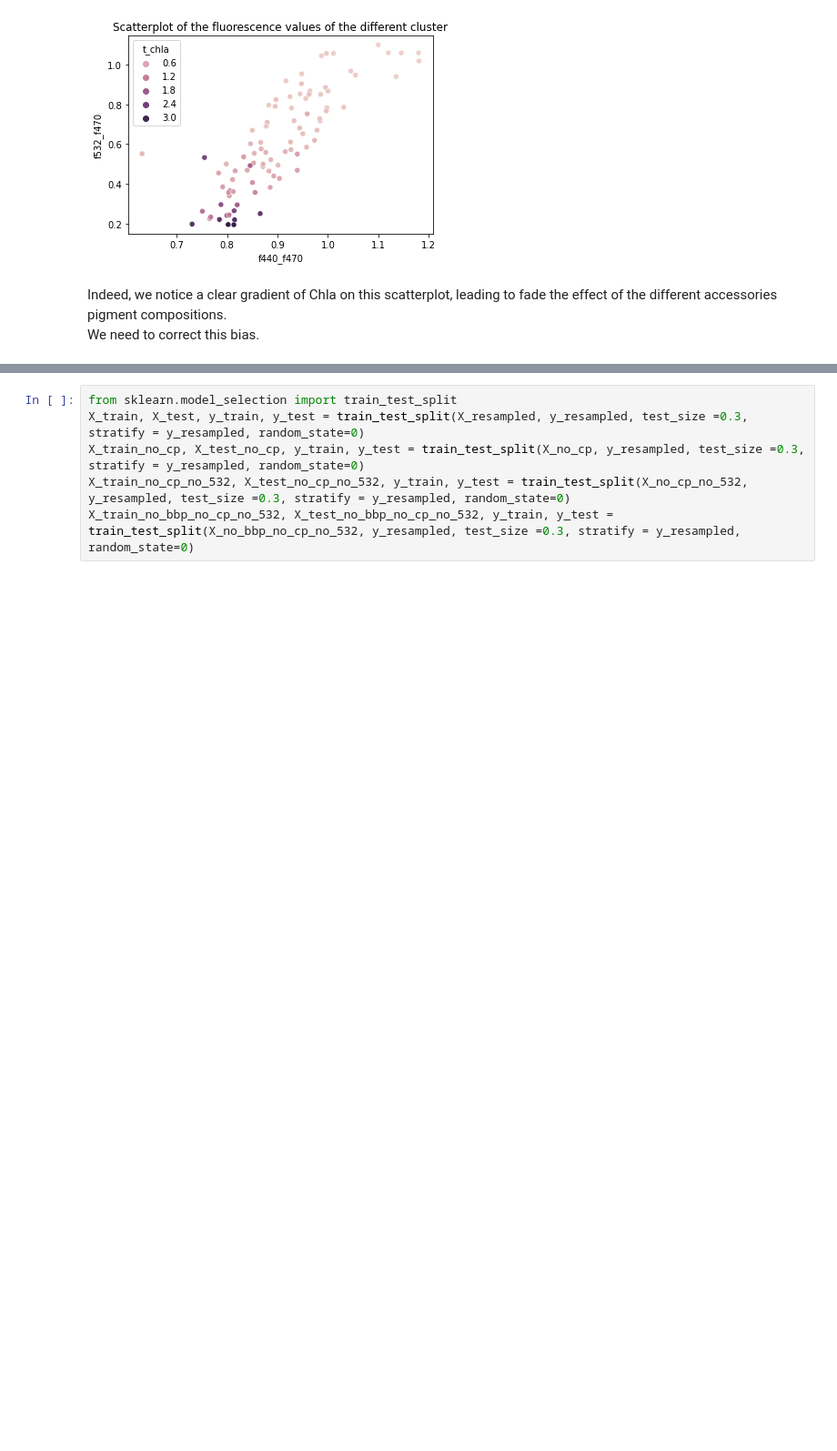
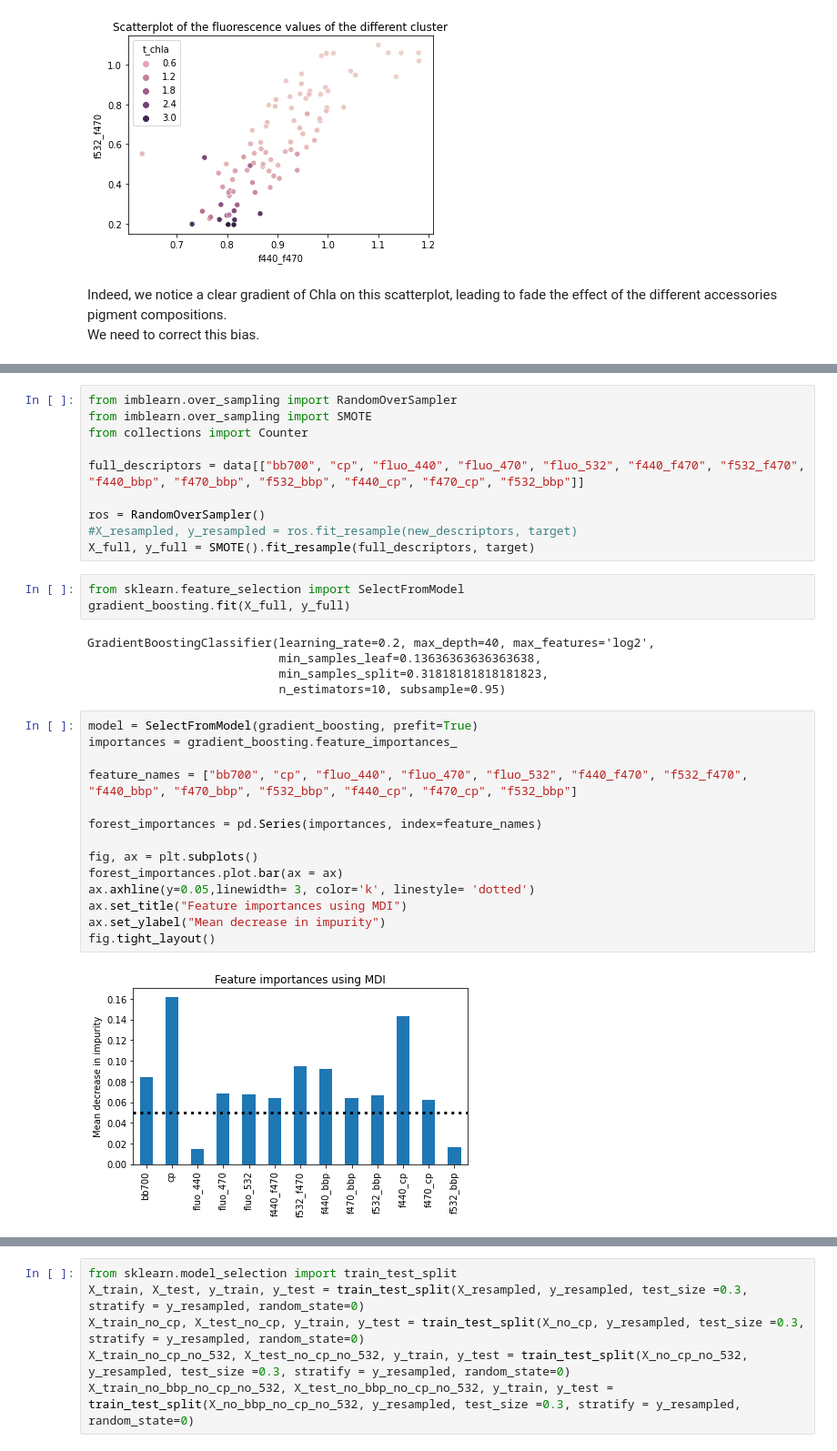
Before and after one commit to Flavi1P/Multispectral-Fluorescence, a Jupyter notebook: Boussole/Scripts/svc_bouss.ipynb, the cells around one changed output, grey strips where cells are left out. Shown at 91% size. Cells and saved outputs as stored; diff of their text form; blank space fills up the shorter version.

```diff
--- a/Boussole/Scripts/svc_bouss.ipynb
+++ b/Boussole/Scripts/svc_bouss.ipynb
@@ -64 +108,35 @@ gradient_boosting = GradientBoostingClassifier()
+# %%
+from imblearn.over_sampling import RandomOverSampler
+from imblearn.over_sampling import SMOTE
+from collections import Counter
+
+full_descriptors = data[["bb700", "cp", "fluo_440", "fluo_470", "fluo_532", "f440_f470", "f532_f470", "f440_bbp", "f470_bbp", "f532_bbp", "f440_cp", "f470_cp", "f532_bbp"]]
+
+ros = RandomOverSampler()
+#X_resampled, y_resampled = ros.fit_resample(new_descriptors, target)
+X_full, y_full = SMOTE().fit_resample(full_descriptors, target)
+# %%
+from sklearn.feature_selection import SelectFromModel
+gradient_boosting.fit(X_full, y_full)
+# %% [output]
+GradientBoostingClassifier(learning_rate=0.2, max_depth=40, max_features='log2',
+                           min_samples_leaf=0.13636363636363638,
+                           min_samples_split=0.31818181818181823,
+                           n_estimators=10, subsample=0.95)
+# %%
+model = SelectFromModel(gradient_boosting, prefit=True)
+importances = gradient_boosting.feature_importances_
+
+feature_names = ["bb700", "cp", "fluo_440", "fluo_470", "fluo_532", "f440_f470", "f532_f470", "f440_bbp", "f470_bbp", "f532_bbp", "f440_cp", "f470_cp", "f532_bbp"]
+
+forest_importances = pd.Series(importances, index=feature_names)
+
+fig, ax = plt.subplots()
+forest_importances.plot.bar(ax = ax)
+ax.axhline(y=0.05,linewidth= 3, color='k', linestyle= 'dotted')
+ax.set_title("Feature importances using MDI")
+ax.set_ylabel("Mean decrease in impurity")
+fig.tight_layout()
+# %% [output]
+[figure, added]
 # %%
```
Also changed, not shown: parts of 18 cells of this notebook, 2 other files.
